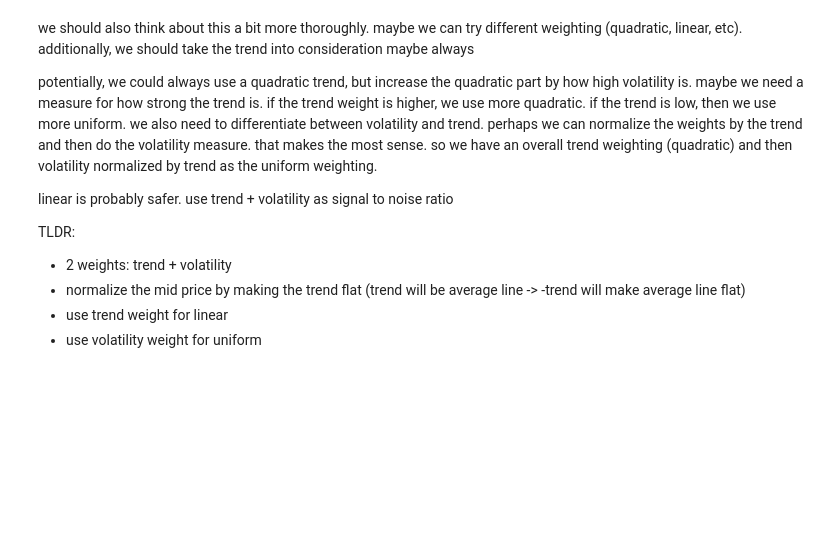
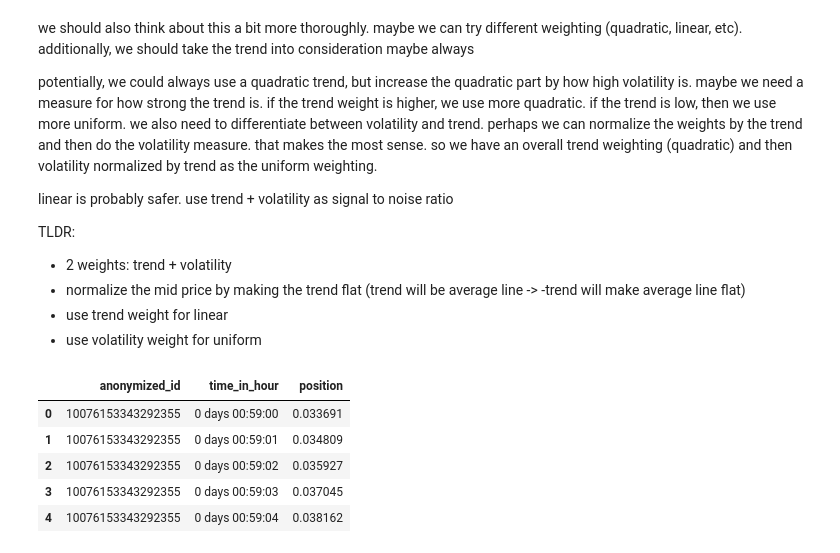
Before and after one commit to JosephZacharyGawlik/Ultramarin, a Jupyter notebook: simple_strategies.ipynb, the cells around one changed output. Drawn from its saved outputs; the diff is of its cells as text; code cells hidden in the pictures; blank space fills up the shorter version.

```diff
--- a/simple_strategies.ipynb
+++ b/simple_strategies.ipynb
@@ -378,3 +394,49 @@ TLDR:
 - normalize the mid price by making the trend flat (trend will be average line -> -trend will make average line flat)
 - use trend weight for linear
 - use volatility weight for uniform
+# %%
+# the first step is to normalize each anonymized id within itself to make the volatility weights  comparable.
+
+def vol_weight(x):
+    last_x = x.iloc[-1]
+    return (x <= last_x).mean()
+
+X_df["vol_weight"] = X_df.groupby("anonymized_id")["midvolatilitystd"].transform(vol_weight) # this is the weight for uniform
+# %%
+positions_vol_weights = (
+    ids.to_frame()
+    .merge(future_times.to_frame(), how="cross")
+    .sort_values(["anonymized_id", "time_in_hour"])
+    .reset_index(drop=True)
+)
+
+positions_vol_weights["position"] = 0.0
+
+# get optimal K (assuming data_asset maps correctly)
+optimal_k = df_k[df_k["Asset"] == data_asset]["Optimal_K"].iloc[0]
+
+for anon_id in ids:
+
+    uniform_weight = X_df[X_df["anonymized_id"] == anon_id]["vol_weight"].iloc[0]
+
+    weights_uniform = np.ones(60) / 60
+    weights_linear = np.linspace(0, 1, 60) / np.linspace(0, 1, 60).sum()
+
+    weights = weights_linear * uniform_weight + weights_uniform * (1 - uniform_weight)
+
+    if not np.isclose(weights.sum(), 1):
+        print(f"{anon_id} doesn't have weights that sum to 1.")
+
+    # assign to correct rows
+    mask = positions_vol_weights["anonymized_id"] == anon_id
+    positions_vol_weights.loc[mask, "position"] = weights * volume_to_fill
+
+# --- sanity check ---
+positions_vol_weights.head()
+# %% [output]
+|  | anonymized_id | time_in_hour | position |
+| 0 | 10076153343292355 | 0 days 00:59:00 | 0.033691 |
+| 1 | 10076153343292355 | 0 days 00:59:01 | 0.034809 |
+| 2 | 10076153343292355 | 0 days 00:59:02 | 0.035927 |
+| 3 | 10076153343292355 | 0 days 00:59:03 | 0.037045 |
+| 4 | 10076153343292355 | 0 days 00:59:04 | 0.038162 |
```
Also changed, not shown: parts of 10 cells of this notebook.
